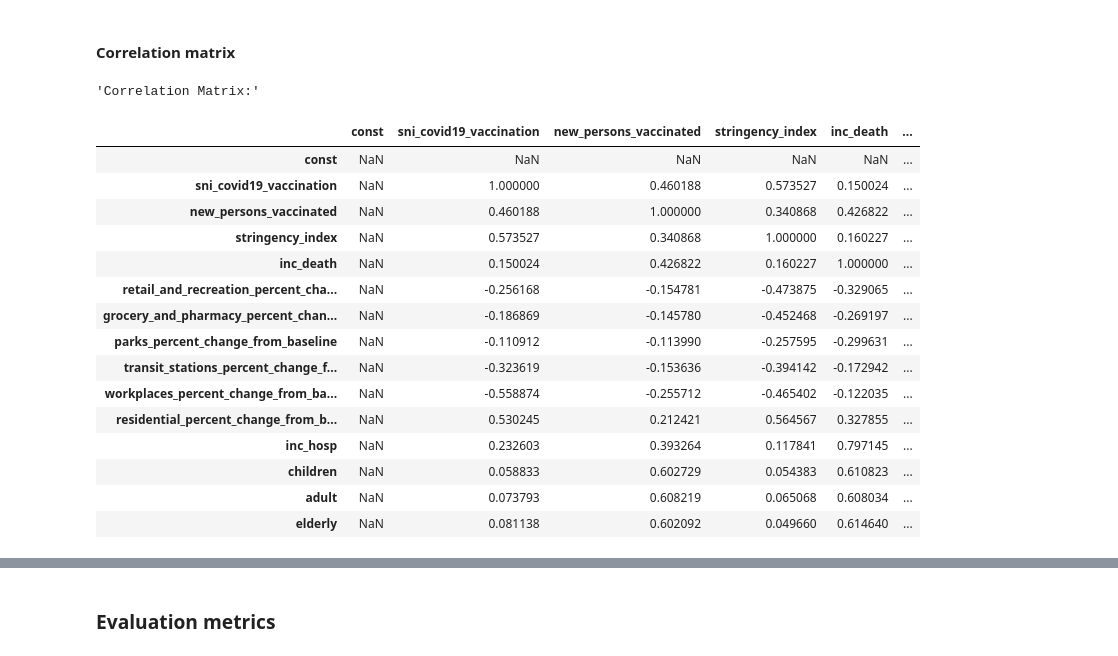
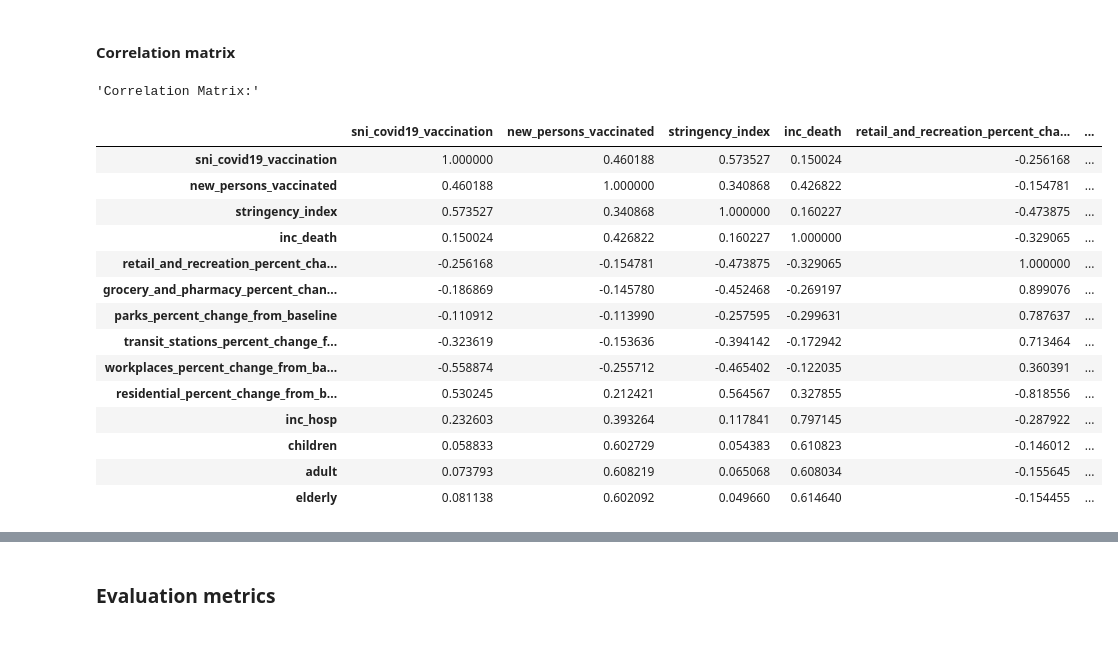
Before and after one commit to eunjeongc/covcast, a Jupyter notebook: Linear Regression.ipynb, the cells around one changed output, grey strips where cells are left out. Drawn from its saved outputs; the diff is of its cells as text; code cells hidden in the pictures.

```diff
--- a/Linear Regression.ipynb
+++ b/Linear Regression.ipynb
@@ -90,5 +24,6 @@ Negative values found in 'inc_case' column:
 # %%
 df_case = df_1[df_1['target_variable'] == 'inc case']
+print(df_case['truth_value'].max())
 
 df_case = df_case.drop_duplicates(subset=['target_end_date', 'location_name'], keep='first')
 
@@ -103,9 +38,8 @@ df_case['date'] = pd.to_datetime(df_case['date'])
 # Extract the month from the 'date' column
 df_case['date'] = df_case['date'].dt.to_period('M')
 
-# Take data from 2021-01 to 2022-05
-start_date = '2021-01'
-end_date = '2022-05'
+start_date = '2021-04-03'
+end_date = '2022-05-09'
 
 date_mask = (df_case['date'] >= start_date) & (df_case['date'] <= end_date)
 df_case = df_case[date_mask]
@@ -870,27 +822,33 @@ Notes:
 # %%
 merged_df_final = merged_df_final.select_dtypes(include=['float64', 'int64'])
 
+selected_columns = ['sni_covid19_vaccination','new_persons_vaccinated', 'stringency_index', 'inc_death',
+                     'retail_and_recreation_percent_change_from_baseline', 'grocery_and_pharmacy_percent_change_from_baseline',
+                     'parks_percent_change_from_baseline', 'transit_stations_percent_change_from_baseline',
+                     'workplaces_percent_change_from_baseline', 'residential_percent_change_from_baseline',
+                     'inc_hosp', 'children', 'adult', 'elderly']
+selected_df = merged_df_final[selected_columns]
+
 # Calculate the correlation matrix
-corr_matrix = X.corr()
+corr_matrix = selected_df.corr()
 display("Correlation Matrix:", corr_matrix)
 # %% [output]
 'Correlation Matrix:'
-|  | const | sni_covid19_vaccination | new_persons_vaccinated | stringency_index | inc_death | ... |
-| const | NaN | NaN | NaN | NaN | NaN | ... |
-| sni_covid19_vaccination | NaN | 1.000000 | 0.460188 | 0.573527 | 0.150024 | ... |
-| new_persons_vaccinated | NaN | 0.460188 | 1.000000 | 0.340868 | 0.426822 | ... |
-| stringency_index | NaN | 0.573527 | 0.340868 | 1.000000 | 0.160227 | ... |
-| inc_death | NaN | 0.150024 | 0.426822 | 0.160227 | 1.000000 | ... |
-| retail_and_recreation_percent_cha... | NaN | -0.256168 | -0.154781 | -0.473875 | -0.329065 | ... |
-| grocery_and_pharmacy_percent_chan... | NaN | -0.186869 | -0.145780 | -0.452468 | -0.269197 | ... |
-| parks_percent_change_from_baseline | NaN | -0.110912 | -0.113990 | -0.257595 | -0.299631 | ... |
-| transit_stations_percent_change_f... | NaN | -0.323619 | -0.153636 | -0.394142 | -0.172942 | ... |
-| workplaces_percent_change_from_ba... | NaN | -0.558874 | -0.255712 | -0.465402 | -0.122035 | ... |
-| residential_percent_change_from_b... | NaN | 0.530245 | 0.212421 | 0.564567 | 0.327855 | ... |
-| inc_hosp | NaN | 0.232603 | 0.393264 | 0.117841 | 0.797145 | ... |
-| children | NaN | 0.058833 | 0.602729 | 0.054383 | 0.610823 | ... |
-| adult | NaN | 0.073793 | 0.608219 | 0.065068 | 0.608034 | ... |
-| elderly | NaN | 0.081138 | 0.602092 | 0.049660 | 0.614640 | ... |
+|  | sni_covid19_vaccination | new_persons_vaccinated | stringency_index | inc_death | retail_and_recreation_percent_cha... | ... |
+| sni_covid19_vaccination | 1.000000 | 0.460188 | 0.573527 | 0.150024 | -0.256168 | ... |
+| new_persons_vaccinated | 0.460188 | 1.000000 | 0.340868 | 0.426822 | -0.154781 | ... |
+| stringency_index | 0.573527 | 0.340868 | 1.000000 | 0.160227 | -0.473875 | ... |
+| inc_death | 0.150024 | 0.426822 | 0.160227 | 1.000000 | -0.329065 | ... |
+| retail_and_recreation_percent_cha... | -0.256168 | -0.154781 | -0.473875 | -0.329065 | 1.000000 | ... |
+| grocery_and_pharmacy_percent_chan... | -0.186869 | -0.145780 | -0.452468 | -0.269197 | 0.899076 | ... |
+| parks_percent_change_from_baseline | -0.110912 | -0.113990 | -0.257595 | -0.299631 | 0.787637 | ... |
+| transit_stations_percent_change_f... | -0.323619 | -0.153636 | -0.394142 | -0.172942 | 0.713464 | ... |
+| workplaces_percent_change_from_ba... | -0.558874 | -0.255712 | -0.465402 | -0.122035 | 0.360391 | ... |
+| residential_percent_change_from_b... | 0.530245 | 0.212421 | 0.564567 | 0.327855 | -0.818556 | ... |
+| inc_hosp | 0.232603 | 0.393264 | 0.117841 | 0.797145 | -0.287922 | ... |
+| children | 0.058833 | 0.602729 | 0.054383 | 0.610823 | -0.146012 | ... |
+| adult | 0.073793 | 0.608219 | 0.065068 | 0.608034 | -0.155645 | ... |
+| elderly | 0.081138 | 0.602092 | 0.049660 | 0.614640 | -0.154455 | ... |
 # %%
 import seaborn as sns
 import matplotlib.pyplot as plt
```
Also changed, not shown: parts of 27 cells of this notebook, 2 other files.
